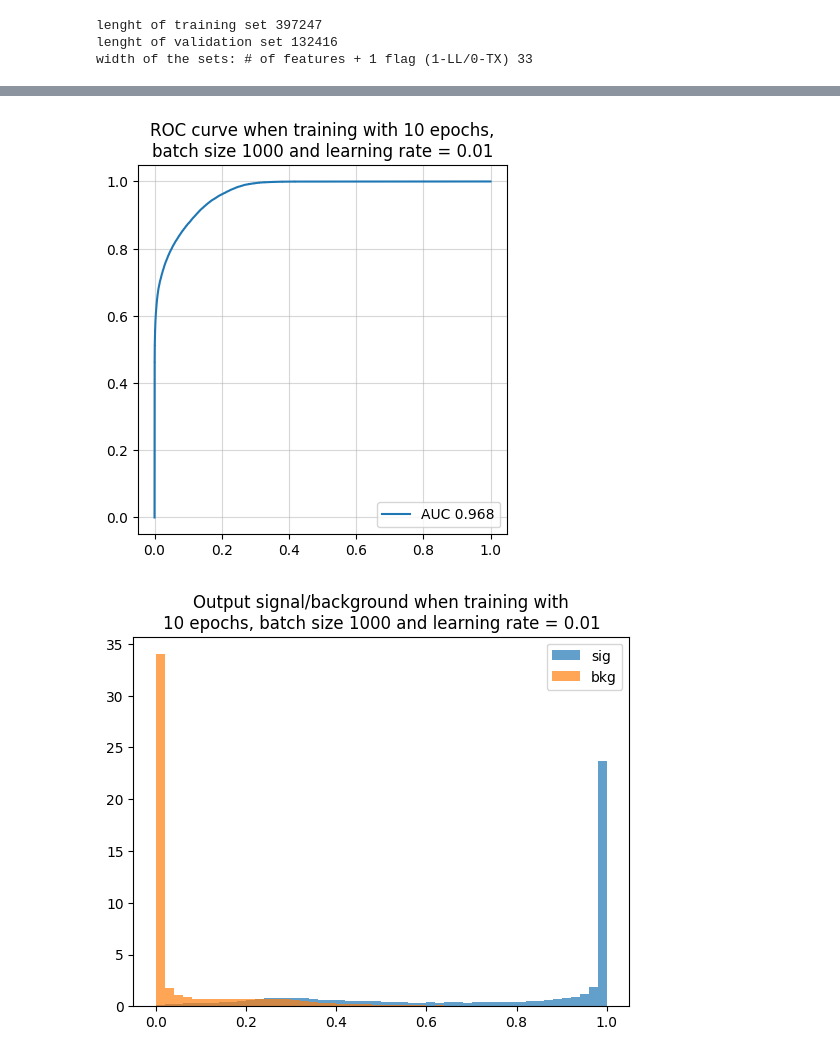
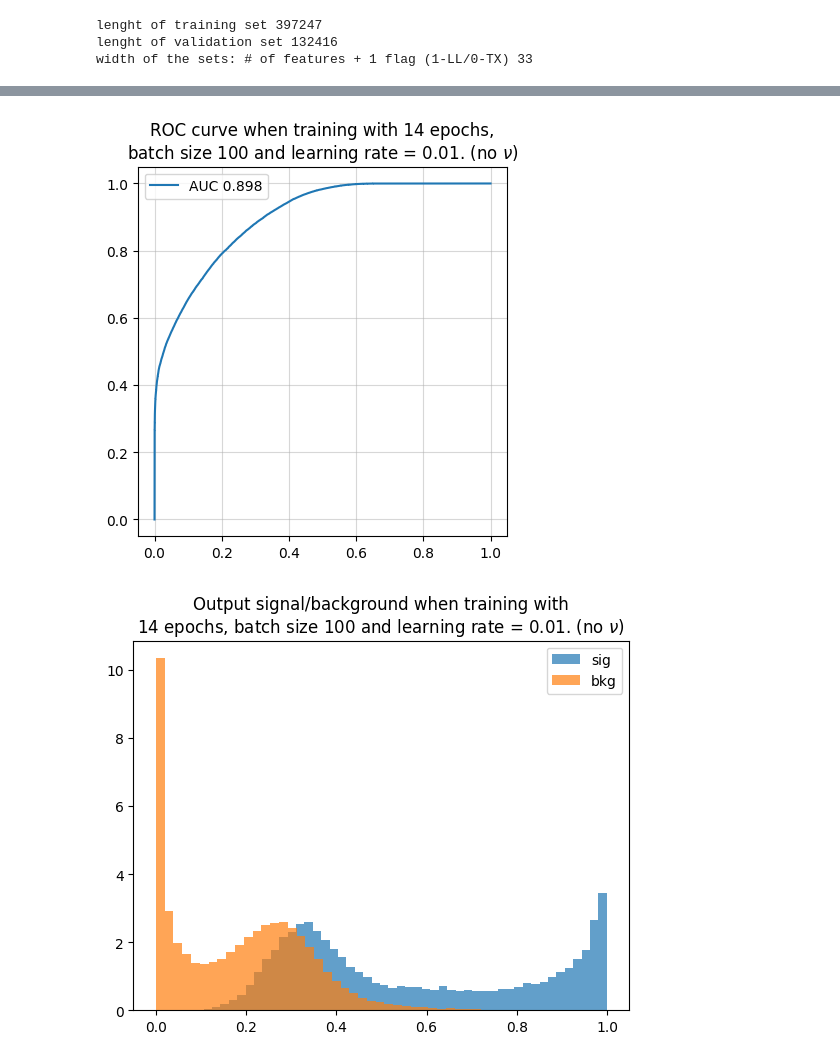
Before and after one commit to marcortinovis/MLforPolarizedVBS, a Jupyter notebook: nonu-model.ipynb, the cells around one changed output, grey strips where cells are left out. Cells and saved outputs as stored; diff of their text form; code cells hidden in the pictures.

Commit message:
updated with accuracy

```diff
--- a/nonu-model.ipynb
+++ b/nonu-model.ipynb
@@ -44,32 +60,38 @@ flags_val = torch.tensor(flags_val, dtype=torch.float32)
 # %%
 # creation of the model class
 # (don't know if the sigmoid is defined in the best way possibile; this one just works)
-sigmoid = nn.Sigmoid()
 class myModel(nn.Module):
     def __init__(self):
         super(myModel, self).__init__()
         self.dense1 = nn.Linear(26, 64)
-        self.BatchNorm1d = nn.BatchNorm1d(64)
+        self.BatchNorm1d1 = nn.BatchNorm1d(64)
         self.relu1 = nn.ReLU()
-        self.Dropout = nn.Dropout(0.25)
+        self.dropout1 = nn.Dropout(0.1)
         self.dense2 = nn.Linear(64, 32)
-        self.BatchNorm1d = nn.BatchNorm1d(32)
+        self.BatchNorm1d2 = nn.BatchNorm1d(32)
         self.relu2 = nn.ReLU()
-        self.Dropout = nn.Dropout(0.25)
+        self.dropout2 = nn.Dropout(0.1)
         self.dense3 = nn.Linear(32, 32)
-        self.BatchNorm1d = nn.BatchNorm1d(32)
+        self.BatchNorm1d3 = nn.BatchNorm1d(32)
         self.relu3 = nn.ReLU()
-        self.Dropout = nn.Dropout(0.25)
+        self.dropout3 = nn.Dropout(0.1)
         self.dense4 = nn.Linear(32, 1)
+        self.sigmoid = nn.Sigmoid()
     def forward(self, x):
         x = self.dense1(x)
+        x = self.BatchNorm1d1(x)
         x = self.relu1(x)
+        x = self.dropout1(x)
         x = self.dense2(x)
+        x = self.BatchNorm1d2(x)
         x = self.relu2(x)
+        x = self.dropout2(x)
         x = self.dense3(x)
+        x = self.BatchNorm1d3(x)
         x = self.relu3(x)
+        x = self.dropout3(x)
         x = self.dense4(x)
-        x = sigmoid(x)
+        x = self.sigmoid(x)
         return x
 # %%
 class EarlyStopping:
@@ -84,7 +106,6 @@ class EarlyStopping:
         if self.best_score is None:
             self.best_score = score
         elif score < self.best_score + self.delta:
-            self.best_score= validation_loss
             self.counter += 1
             if self.counter >= self.patience:
                 return True
@@ -105,8 +132,10 @@ early_stopping = EarlyStopping(patience=5, delta=0.01)
 # training
 losses = []
 val_losses = []
-n_epochs = 30
-batch_size = 1000 # size of each batch
+accuracies = []
+val_accuracies = []
+n_epochs = 60
+batch_size = 100 # size of each batch
 batch_start = torch.arange(0, len(train), batch_size)
 
 for epoch in range(n_epochs):
@@ -114,6 +143,8 @@ for epoch in range(n_epochs):
     model.train()
     with tqdm(batch_start, unit="batch", mininterval=0, disable=True) as bar:
             bar.set_description(f"Epoch {epoch}")
+            loss_sum = 0.
+            acc_sum = 0.
             for start in bar:
                 # take a batch
                 train_batch = train[start:start+batch_size]
@@ -121,6 +152,7 @@ for epoch in range(n_epochs):
                 # forward pass
                 outputs = model(train_batch)
                 loss = loss_function(outputs, flags_train_batch.unsqueeze(0).T)
+                loss_sum += loss
                 # backward pass
                 optimizer.zero_grad()
                 loss.backward()
@@ -132,14 +164,20 @@ for epoch in range(n_epochs):
                     loss=float(loss),
                     acc=float(acc)
                 )
+                acc_sum += float(acc)
+    #print(len(bar))
+    loss = loss_sum / len(bar)
     losses.append(loss)
+    acc = acc_sum / len(bar)
+    accuracies.append(acc)
 
     model.eval()
     with torch.no_grad():
         val_outputs = model(val)
         val_loss = loss_function(val_outputs, flags_val.unsqueeze(0).T)
         val_losses.append(val_loss)
-        accuracy = float((val_outputs.round().T == flags_val).float().mean())
+        val_accuracy = float((val_outputs.round().T == flags_val).float().mean())
+        val_accuracies.append(val_accuracy)
 
     # Early Stopping
     if early_stopping.early_stop(val_loss):
@@ -182,23 +233,23 @@ fpr, tpr, thresholds = roc_curve(flags_val, val_outputs)
 auc = roc_auc_score(flags_val, val_outputs)
 
 plt.plot(fpr, tpr, label=f'AUC {auc:.3f}')
-plt.title(f'ROC curve when training with {n_epochs} epochs,\nbatch size {batch_size} and learning rate = {learning_rate}')
+plt.title(f'ROC curve when training with {n_epochs} epochs,\nbatch size {batch_size} and learning rate = {learning_rate}. (no $\\nu$)')
 plt.grid(alpha=0.5)
 plt.legend()
 plt.axis('square')
-plt.savefig(f'ROC_nonu-red3LayersDropoutBatchNorm_{n_epochs}_{batch_size}_{learning_rate}.png')
+plt.savefig(f'ROC_nonu-model_{n_epochs}_{batch_size}_{learning_rate}.png')
 # %% [output]
-[figure, old version]
+[figure, new version]
 # %%
 sig = val_outputs[flags_val.T.astype(bool)]
 bkg = val_outputs[~flags_val.T.astype(bool)]
 # %%
 plt.hist(sig, bins=50, density=True, alpha=0.7, label='sig')
 plt.hist(bkg, bins=50, density=True, alpha=0.7, label='bkg')
-plt.title(f'Output signal/background when training with\n{n_epochs} epochs, batch size {batch_size} and learning rate = {learning_rate}')
+plt.title(f'Output signal/background when training with\n{n_epochs} epochs, batch size {batch_size} and learning rate = {learning_rate}. (no $\\nu$)')
 plt.legend()
-plt.savefig(f'output_nonu-red3LayersDropoutBatchNorm_{n_epochs}_{batch_size}_{learning_rate}.png')
+plt.savefig(f'output_nonu-model_{n_epochs}_{batch_size}_{learning_rate}.png')
 # %% [output]
-[figure, old version]
+[figure, new version]
 # %%
 #
```
Also changed, not shown: parts of 5 cells of this notebook, 1 other file.
